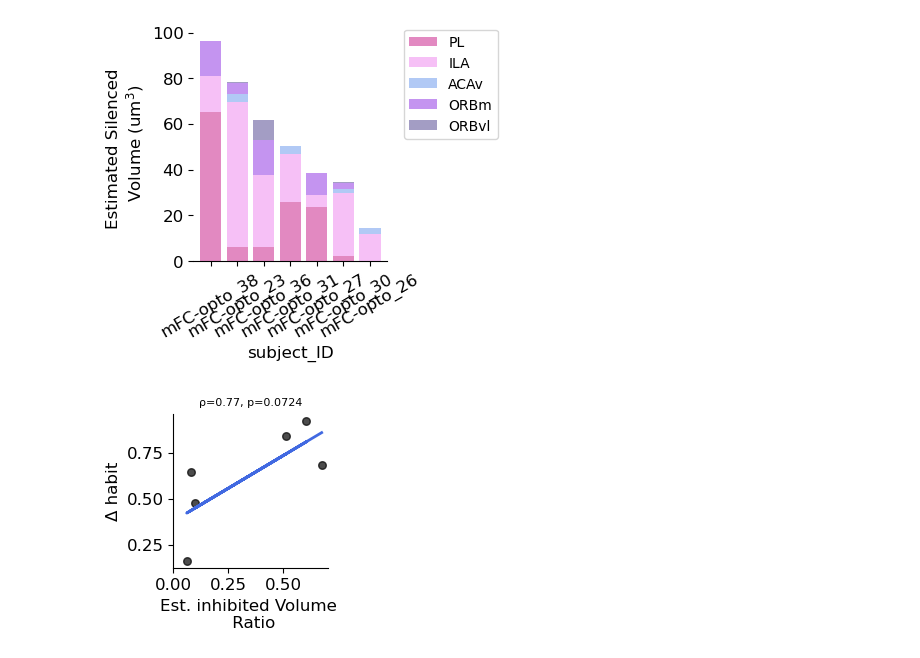
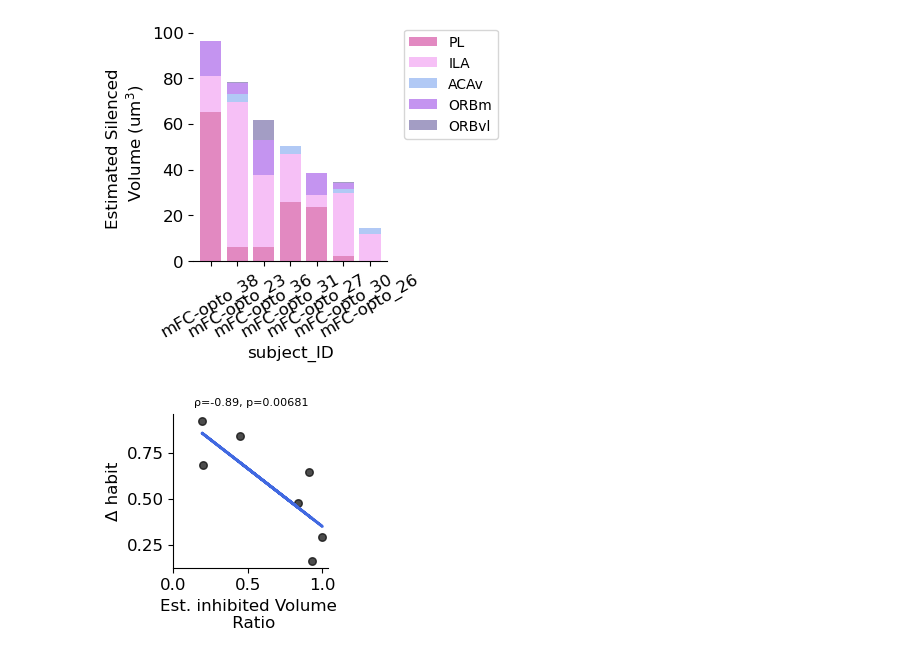
Before and after one commit to peterdoohan/goalNav_mFC-opto3, a Jupyter notebook: code/Notebooks/performance_metrics.ipynb, the cells around one changed output. Cells and saved outputs as stored; diff of their text form; code cells hidden in the pictures.

```diff
--- a/code/Notebooks/performance_metrics.ipynb
+++ b/code/Notebooks/performance_metrics.ipynb
@@ -835,10 +779,11 @@ from GridMaze.analysis.anatomy import corr_behaviour as cb
 # %%
 reload(cb)
 fig, ax = plt.subplots(1, 1, figsize=(2, 2))
 cb.plot_anat_corr_behaviour(
     behavioural_metric="delta_habit",
-    regions=["PL"],
-    ratio="all",
-    ax=ax,)
+    regions=["ILA"],
+    ratio=["PL", "ILA"],
+    ax=ax,
+)
 # %% [output]
-[figure, old version]
+[figure, new version]
```
Also changed, not shown: parts of 13 cells of this notebook, 1 other file.
